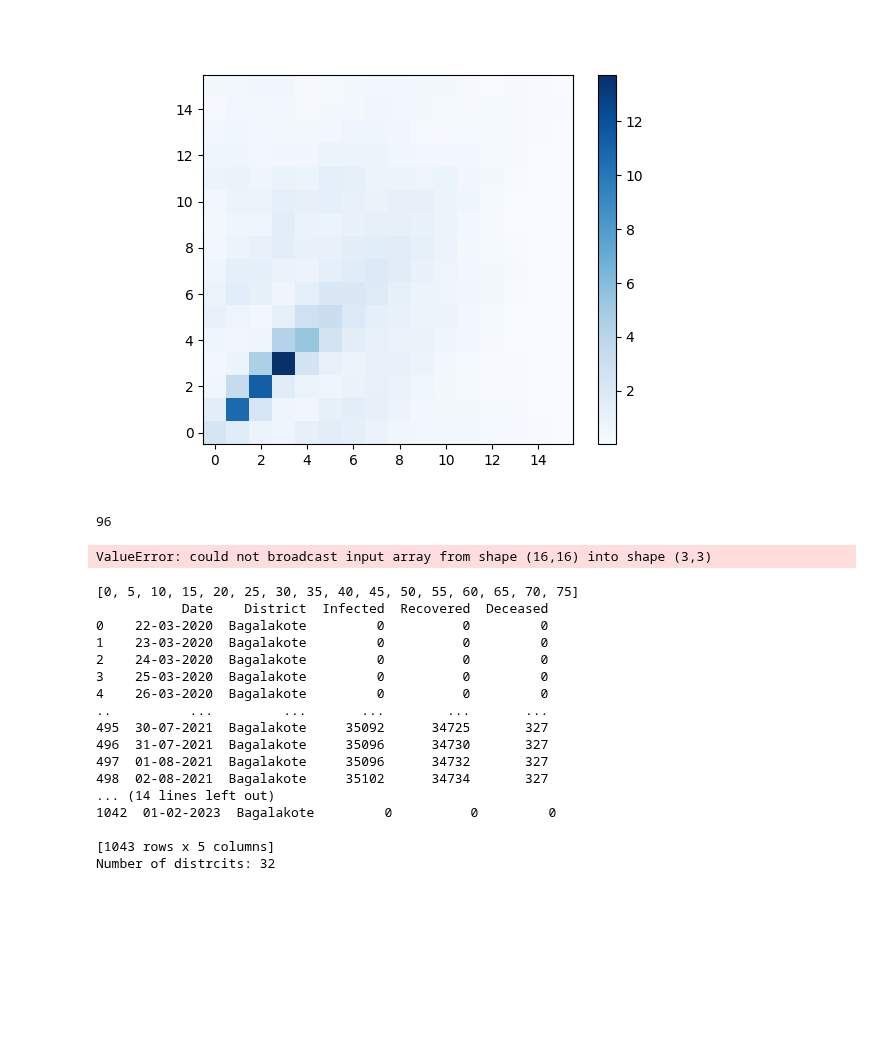
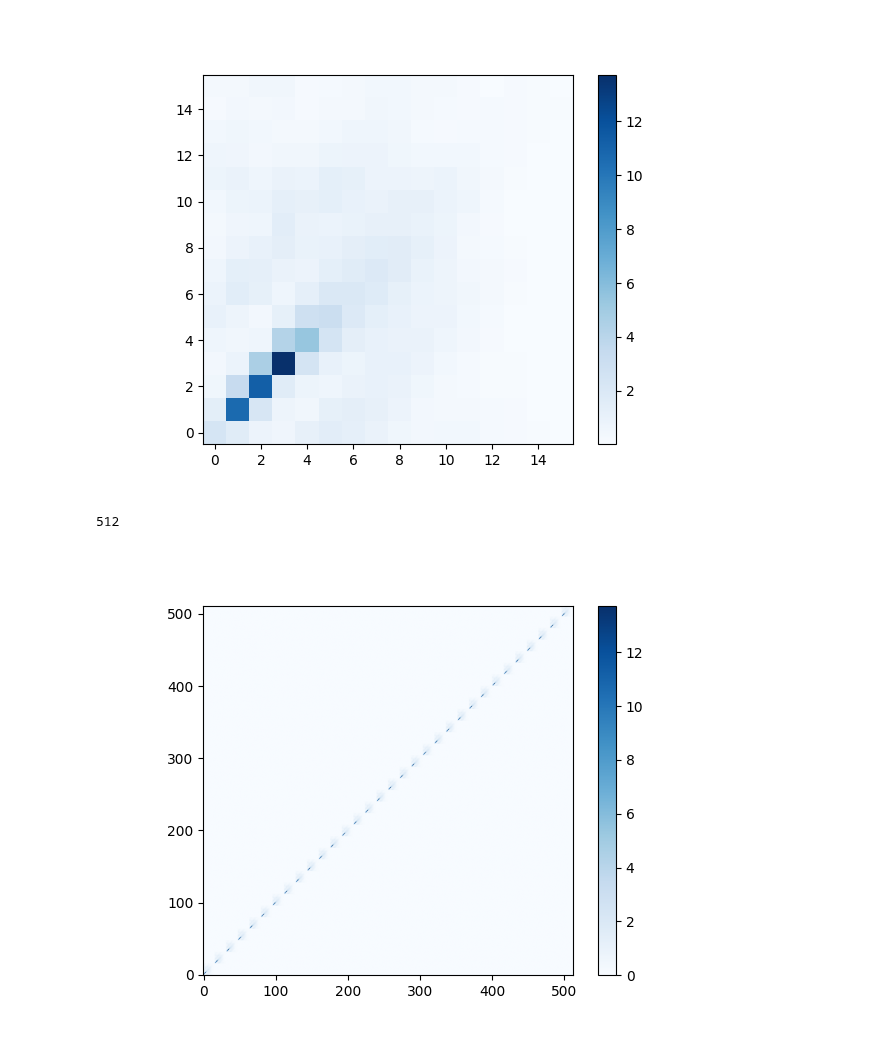
Before and after one commit to HimanshuSingh-all/Computational-Epidemiology-ICTS, a Jupyter notebook: Patchsim-Training/patchsim_first_wave.ipynb, the cells around one changed output. Cells and saved outputs as stored; diff of their text form; code cells hidden in the pictures; blank space fills up the shorter version.

```diff
--- a/Patchsim-Training/patchsim_first_wave.ipynb
+++ b/Patchsim-Training/patchsim_first_wave.ipynb
@@ -66,41 +93,19 @@ plt.show()
 # %% [output]
 [figure]
 # %%
-numpatches = len(agegroups_min) * len(districts)
+numpatches = len(age_stratification) * len(districts)
 print(numpatches)
-numagegroups = len(agegroups_min)
+numagegroups = len(age_stratification)
 network_matrix_patch = np.zeros((numpatches, numpatches))
 for i in range(len(districts)):
     network_matrix_patch[i*numagegroups:(i+1)*numagegroups, i*numagegroups:(i+1)*numagegroups] = age_rate_contact_matrix
 # %% [output]
-96
+512
-ValueError: could not broadcast input array from shape (16,16) into shape (3,3)
-# %%
-casesfile = "IRDD_allka.csv"
-casesframe = pd.read_csv(casesfile)
-districts = casesframe['District'].unique()
-print(age_stratification)
-agegroups_min = np.array((0, 15, 65 ))
-print(casesframe.head(500))
-print(casesframe[casesframe['District']=='Bagalakote'])
-print(f'Number of distrcits: {len(districts)}')
-# %% [output]
-[0, 5, 10, 15, 20, 25, 30, 35, 40, 45, 50, 55, 60, 65, 70, 75]
-           Date    District  Infected  Recovered  Deceased
-0    22-03-2020  Bagalakote         0          0         0
-1    23-03-2020  Bagalakote         0          0         0
-2    24-03-2020  Bagalakote         0          0         0
-3    25-03-2020  Bagalakote         0          0         0
-4    26-03-2020  Bagalakote         0          0         0
-..          ...         ...       ...        ...       ...
-495  30-07-2021  Bagalakote     35092      34725       327
-496  31-07-2021  Bagalakote     35096      34730       327
-497  01-08-2021  Bagalakote     35096      34732       327
-498  02-08-2021  Bagalakote     35102      34734       327
-... (14 lines left out)
-1042  01-02-2023  Bagalakote         0          0         0
-
-[1043 rows x 5 columns]
-Number of distrcits: 32
 # %%
-model.NetworkModel()
+%matplotlib widget
+plt.clf()
+plt.imshow(network_matrix_patch, cmap ='Blues', origin='lower')
+plt.colorbar()
+plt.show()
+# %% [output]
+[figure, added]
```
Also changed, not shown: parts of 6 cells of this notebook.
